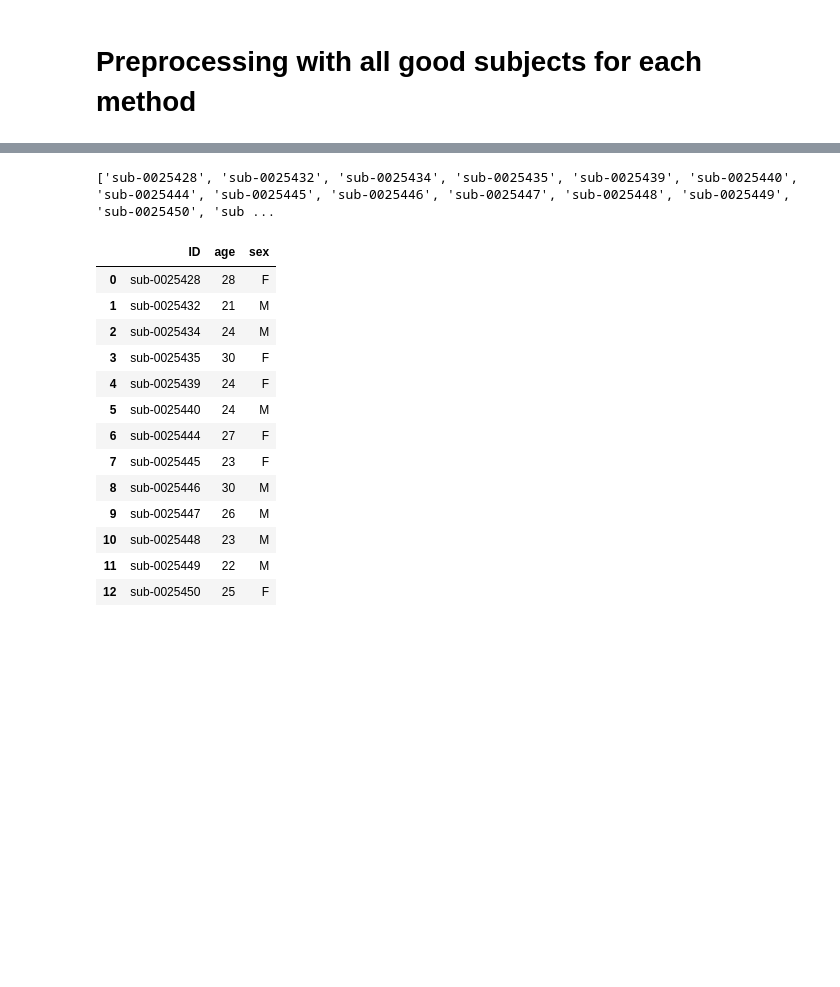
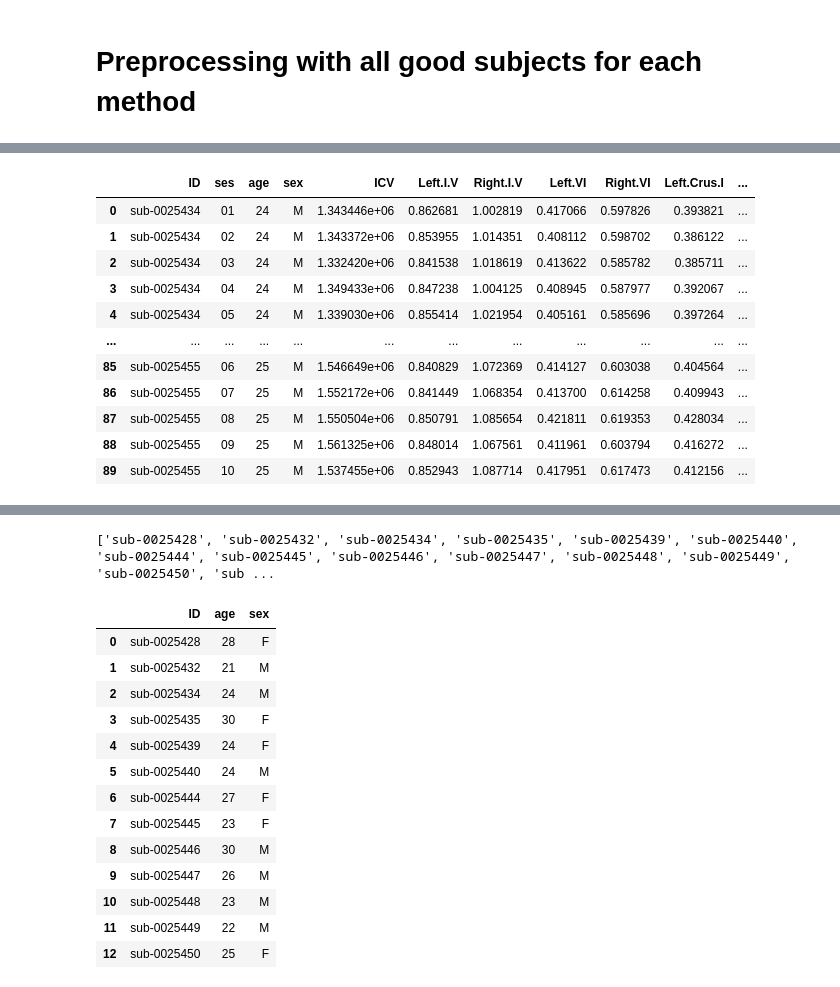
Before and after one commit to kchardon/reliability-cerebellar-volumetry, a Jupyter notebook: code/data_prep_ALLGOODDATA.ipynb, the cells around one changed output, grey strips where cells are left out. Cells and saved outputs as stored; diff of their text form; code cells hidden in the pictures; blank space fills up the shorter version.

```diff
--- a/code/data_prep_ALLGOODDATA.ipynb
+++ b/code/data_prep_ALLGOODDATA.ipynb
@@ -24,5 +32,11 @@ finalColumns = ['ID', 'ses', 'age', 'sex', 'ICV', 'Left.I.V', 'Right.I.V',
        'Left.Crus.I', 'Right.Crus.I', 'Left.Crus.II', 'Right.Crus.II',
        'Left.VIIB', 'Right.VIIB', 'Left.VIIIA', 'Right.VIIIA', 'Left.VIIIB',
        'Right.VIIIB', 'Left.IX', 'Right.IX', 'Left.X', 'Right.X']
+# %%
+# Get sessions to use
+def is_good_session(row):
+    good_list = row["good_ses"].split(";")
+    good_list = [f"{int(s):02d}" for s in good_list]
+    return row["ses"] in good_list
 # %% [markdown]
 # Preprocessing with all good subjects for each method
@@ -28,0 +169,7 @@ finalColumns = ['ID', 'ses', 'age', 'sex', 'ICV', 'Left.I.V', 'Right.I.V',
+# %%
+# Get subjects list and information
+subjects = pd.read_csv(sub_fold+'subjects_Acapulco_0.2.0.csv')
+subjects_list = subjects['ID'].tolist()
+
+print(subjects_list)
+subjects
@@ -30,0 +293,7 @@ finalColumns = ['ID', 'ses', 'age', 'sex', 'ICV', 'Left.I.V', 'Right.I.V',
+# %%
+# Get subjects list and information
+subjects = pd.read_csv(sub_fold+'subjects_Suit.csv')
+subjects_list = subjects['ID'].tolist()
+
+print(subjects_list)
+subjects
@@ -30,0 +345,64 @@ finalColumns = ['ID', 'ses', 'age', 'sex', 'ICV', 'Left.I.V', 'Right.I.V',
+# %%
+# List to store DataFrames
+all_data = []
+
+# Loop through subjects and sessions
+for sub in subjects_list:
+    sessions = subjects[subjects['ID']==sub]['good_ses'].iloc[0].split(';')
+    for ses in sessions:
+            ses_str = f"{ses:02d}"
+
+            # Get the matching file (for given subject and given session)
+            dataFile = os.path.join(suit, sub, f"ses-{ses_str}", f"{sub}_ses-{ses_str}_volumes.csv")
+
+            # Read CSV
+            data = pd.read_csv(dataFile)
+
+            # Keep only the columns in col and rename them
+            data = data[list(col.keys())].rename(columns=col)
+
+            # Group I.III, IV and V into I.V
+            data.insert(4, "Left.I.V", data["Left.I.IV"] + data["Left.V"])
+            data.insert(4, "Right.I.V", data["Right.I.IV"] + data["Right.V"])
+            data = data.drop(["Left.I.IV", "Left.V", "Right.I.IV", "Right.V"], axis = 1)
+
+            # Add Subject ID and Session columns at the beginning
+            data.insert(0, 'ses', ses_str)
+            data.insert(0, 'ID', sub)
+
+            # Append to the list
+            all_data.append(data)
+
+# Concatenate all DataFrames into one
+suit_df = pd.concat(all_data, ignore_index=True)
+
+# Add ICV from acapulco
+suit_df.insert(4, 'ICV', acapulco3_df['ICV'])
+
+# Sort given id and session
+suit_df = suit_df.sort_values(by=["ID", "ses"], ascending=[True, True]).reset_index(drop=True)
+
+# Merge with age and sex
+suit_df= suit_df.merge(subjects, on="ID", how="left")
+
+# Sort columns
+suit_df = suit_df[finalColumns]
+
+# Save it
+if save :
+    suit_df.to_csv(suit+'suit_all_volumes_cm3_ALLGOODDATA.csv', index=False)
+
+suit_df
+# %% [output]
+|  | ID | ses | age | sex | ICV | Left.I.V | Right.I.V | Left.VI | Right.VI | Left.Crus.I | ... |
+| 0 | sub-0025434 | 01 | 24 | M | 1.343446e+06 | 0.862681 | 1.002819 | 0.417066 | 0.597826 | 0.393821 | ... |
+| 1 | sub-0025434 | 02 | 24 | M | 1.343372e+06 | 0.853955 | 1.014351 | 0.408112 | 0.598702 | 0.386122 | ... |
+| 2 | sub-0025434 | 03 | 24 | M | 1.332420e+06 | 0.841538 | 1.018619 | 0.413622 | 0.585782 | 0.385711 | ... |
+| 3 | sub-0025434 | 04 | 24 | M | 1.349433e+06 | 0.847238 | 1.004125 | 0.408945 | 0.587977 | 0.392067 | ... |
+| 4 | sub-0025434 | 05 | 24 | M | 1.339030e+06 | 0.855414 | 1.021954 | 0.405161 | 0.585696 | 0.397264 | ... |
+| ... | ... | ... | ... | ... | ... | ... | ... | ... | ... | ... | ... |
+| 85 | sub-0025455 | 06 | 25 | M | 1.546649e+06 | 0.840829 | 1.072369 | 0.414127 | 0.603038 | 0.404564 | ... |
+| 86 | sub-0025455 | 07 | 25 | M | 1.552172e+06 | 0.841449 | 1.068354 | 0.413700 | 0.614258 | 0.409943 | ... |
+| 87 | sub-0025455 | 08 | 25 | M | 1.550504e+06 | 0.850791 | 1.085654 | 0.421811 | 0.619353 | 0.428034 | ... |
+| 88 | sub-0025455 | 09 | 25 | M | 1.561325e+06 | 0.848014 | 1.067561 | 0.411961 | 0.603794 | 0.416272 | ... |
+| 89 | sub-0025455 | 10 | 25 | M | 1.537455e+06 | 0.852943 | 1.087714 | 0.417951 | 0.617473 | 0.412156 | ... |
```
Also changed, not shown: parts of 29 cells of this notebook, 57 other files.
